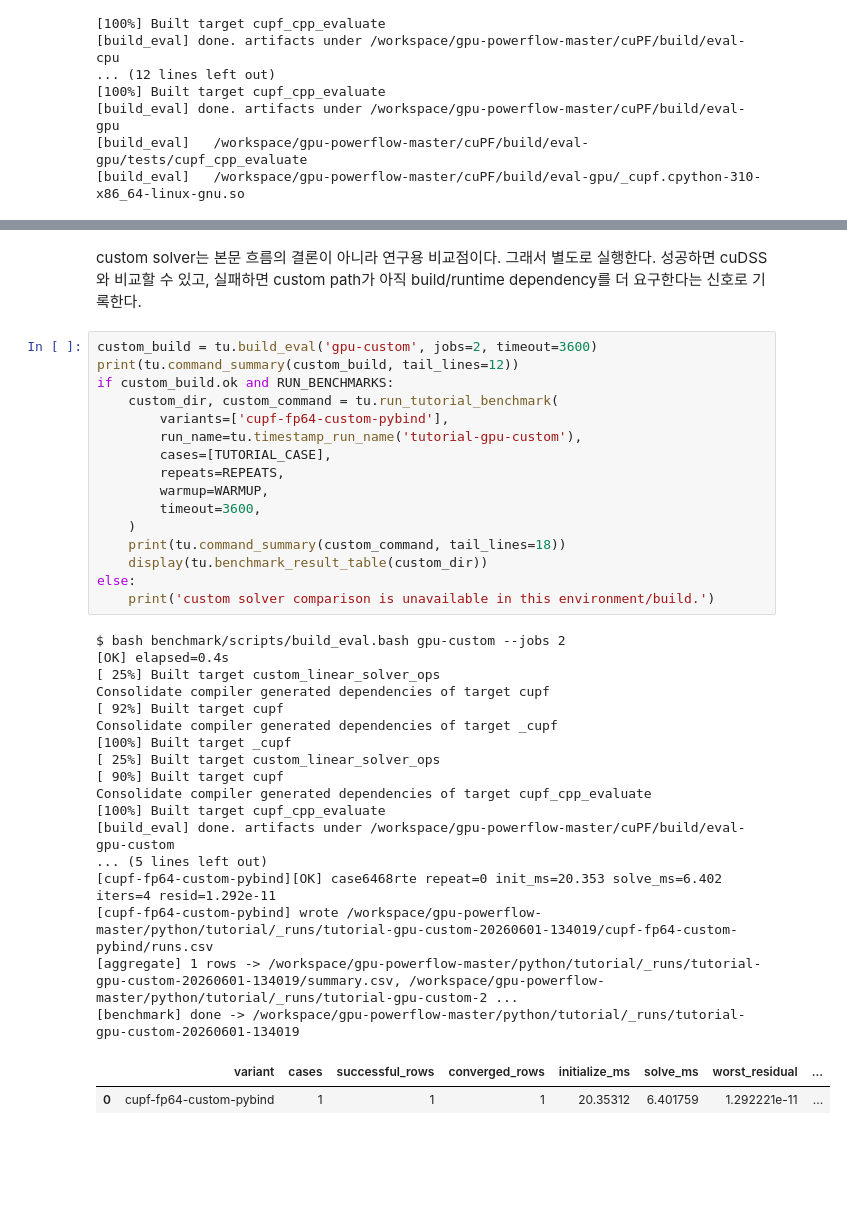
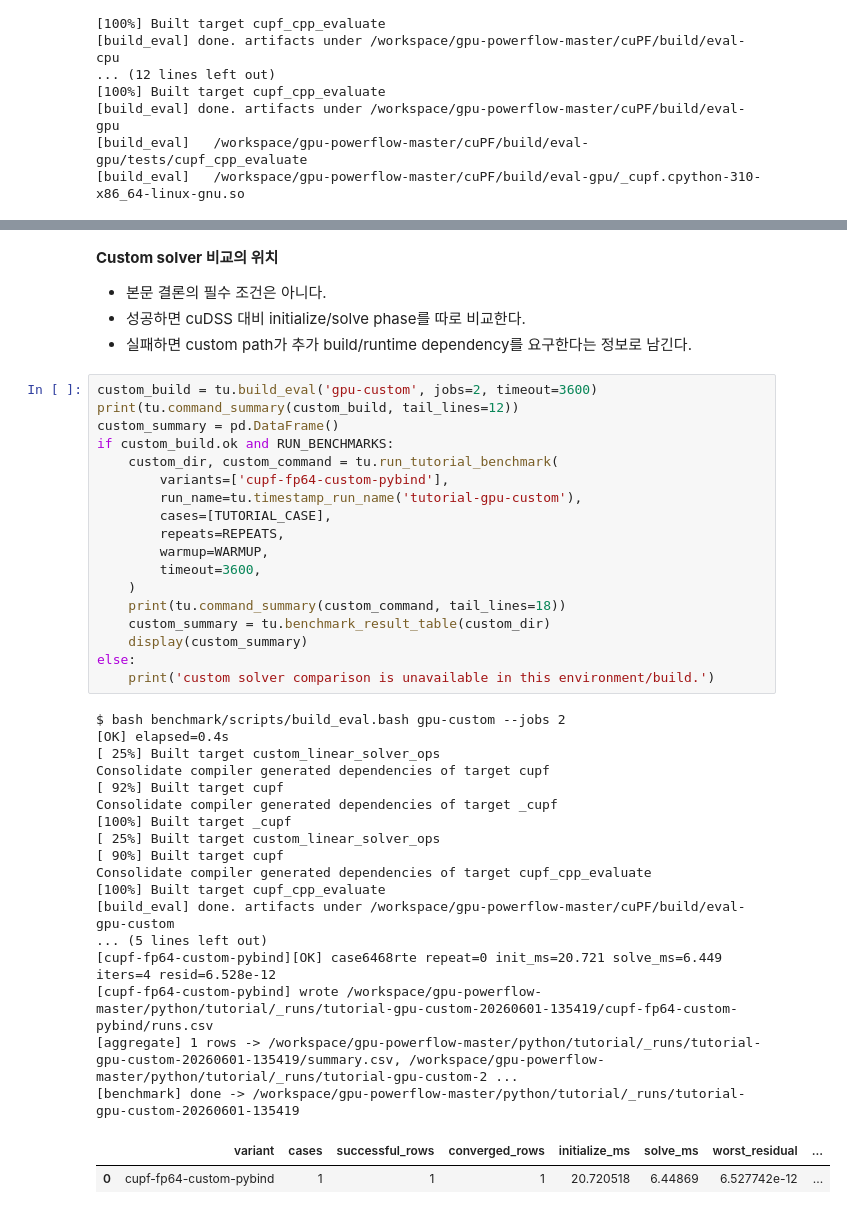
Before and after one commit to qubeenyoung/gpu-powerflow, a Jupyter notebook: python/tutorial/05_cupf_gpu_acceleration.ipynb, the cells around one changed output, grey strips where cells are left out. Cells and saved outputs as stored; diff of their text form; blank space fills up the shorter version.

```diff
--- a/python/tutorial/05_cupf_gpu_acceleration.ipynb
+++ b/python/tutorial/05_cupf_gpu_acceleration.ipynb
@@ -118,38 +174,43 @@ $ /usr/bin/python3 -m python.tests.run_benchmark --output-root /workspace/gpu-po
 # %% [markdown]
-custom solver는 본문 흐름의 결론이 아니라 연구용 비교점이다. 그래서 별도로 실행한다. 성공하면 cuDSS와 비교할 수 있고, 실패하면 custom path가 아직 build/runtime dependency를 더 요구한다는 신호로 기록한다.
+**Custom solver 비교의 위치**
+- 본문 결론의 필수 조건은 아니다.
+- 성공하면 cuDSS 대비 initialize/solve phase를 따로 비교한다.
+- 실패하면 custom path가 추가 build/runtime dependency를 요구한다는 정보로 남긴다.
 # %%
 custom_build = tu.build_eval('gpu-custom', jobs=2, timeout=3600)
 print(tu.command_summary(custom_build, tail_lines=12))
+custom_summary = pd.DataFrame()
 if custom_build.ok and RUN_BENCHMARKS:
     custom_dir, custom_command = tu.run_tutorial_benchmark(
         variants=['cupf-fp64-custom-pybind'],
         run_name=tu.timestamp_run_name('tutorial-gpu-custom'),
         cases=[TUTORIAL_CASE],
         repeats=REPEATS,
         warmup=WARMUP,
         timeout=3600,
     )
     print(tu.command_summary(custom_command, tail_lines=18))
-    display(tu.benchmark_result_table(custom_dir))
+    custom_summary = tu.benchmark_result_table(custom_dir)
+    display(custom_summary)
 else:
     print('custom solver comparison is unavailable in this environment/build.')
 # %% [output]
 $ bash benchmark/scripts/build_eval.bash gpu-custom --jobs 2
 [OK] elapsed=0.4s
 [ 25%] Built target custom_linear_solver_ops
 Consolidate compiler generated dependencies of target cupf
 [ 92%] Built target cupf
 Consolidate compiler generated dependencies of target _cupf
 [100%] Built target _cupf
 [ 25%] Built target custom_linear_solver_ops
 [ 90%] Built target cupf
 Consolidate compiler generated dependencies of target cupf_cpp_evaluate
 [100%] Built target cupf_cpp_evaluate
 [build_eval] done. artifacts under /workspace/gpu-powerflow-master/cuPF/build/eval-gpu-custom
 ... (5 lines left out)
-[cupf-fp64-custom-pybind][OK] case6468rte repeat=0 init_ms=20.353 solve_ms=6.402 iters=4 resid=1.292e-11
-[cupf-fp64-custom-pybind] wrote /workspace/gpu-powerflow-master/python/tutorial/_runs/tutorial-gpu-custom-20260601-134019/cupf-fp64-custom-pybind/runs.csv
-[aggregate] 1 rows -> /workspace/gpu-powerflow-master/python/tutorial/_runs/tutorial-gpu-custom-20260601-134019/summary.csv, /workspace/gpu-powerflow-master/python/tutorial/_runs/tutorial-gpu-custom-2 ...
-[benchmark] done -> /workspace/gpu-powerflow-master/python/tutorial/_runs/tutorial-gpu-custom-20260601-134019
+[cupf-fp64-custom-pybind][OK] case6468rte repeat=0 init_ms=20.721 solve_ms=6.449 iters=4 resid=6.528e-12
+[cupf-fp64-custom-pybind] wrote /workspace/gpu-powerflow-master/python/tutorial/_runs/tutorial-gpu-custom-20260601-135419/cupf-fp64-custom-pybind/runs.csv
+[aggregate] 1 rows -> /workspace/gpu-powerflow-master/python/tutorial/_runs/tutorial-gpu-custom-20260601-135419/summary.csv, /workspace/gpu-powerflow-master/python/tutorial/_runs/tutorial-gpu-custom-2 ...
+[benchmark] done -> /workspace/gpu-powerflow-master/python/tutorial/_runs/tutorial-gpu-custom-20260601-135419
 |  | variant | cases | successful_rows | converged_rows | initialize_ms | solve_ms | worst_residual | ... |
-| 0 | cupf-fp64-custom-pybind | 1 | 1 | 1 | 20.35312 | 6.401759 | 1.292221e-11 | ... |
+| 0 | cupf-fp64-custom-pybind | 1 | 1 | 1 | 20.720518 | 6.44869 | 6.527742e-12 | ... |
```
Also changed, not shown: parts of 6 cells of this notebook, 7 other files.
